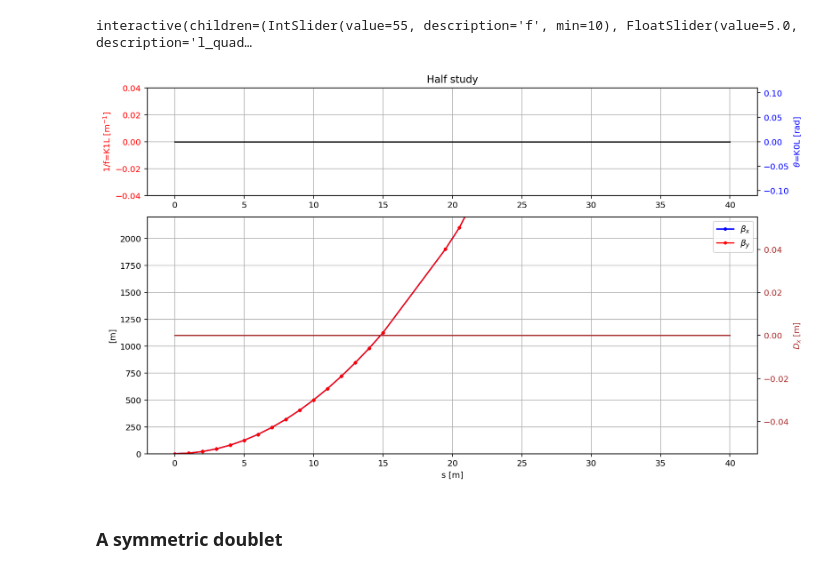
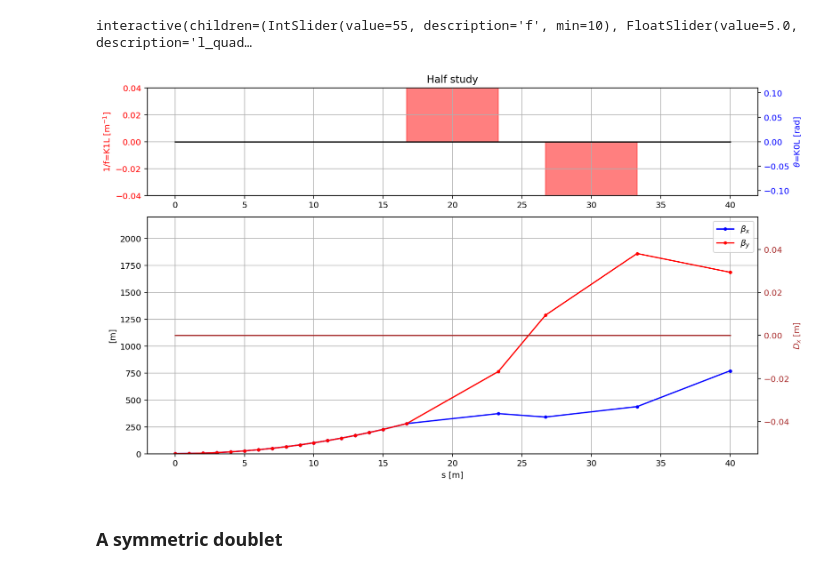
Before and after one commit to cerncas/2022Sevrier, a Jupyter notebook: examples/MatchingStudies.ipynb, the cells around one changed output. Drawn from its saved outputs; the diff is of its cells as text; code cells hidden in the pictures.

```diff
--- a/examples/MatchingStudies.ipynb
+++ b/examples/MatchingStudies.ipynb
@@ -225,10 +224,10 @@ output.layout.height = '550px'
 interactive_plot
 # %% [output]
 interactive(children=(IntSlider(value=55, description='f', min=10), FloatSlider(value=5.0, description='l_quad…
-# %%
-f(1000000, 1, .2)
-# %% [output]
-[figure, removed]
+# %%
+f(15, 6.60, 1)
+# %% [output]
+[figure, added]
 # %% [markdown]
 ### A symmetric doublet
 # %%
```
Also changed, not shown: parts of 9 cells of this notebook, 2 other files.
